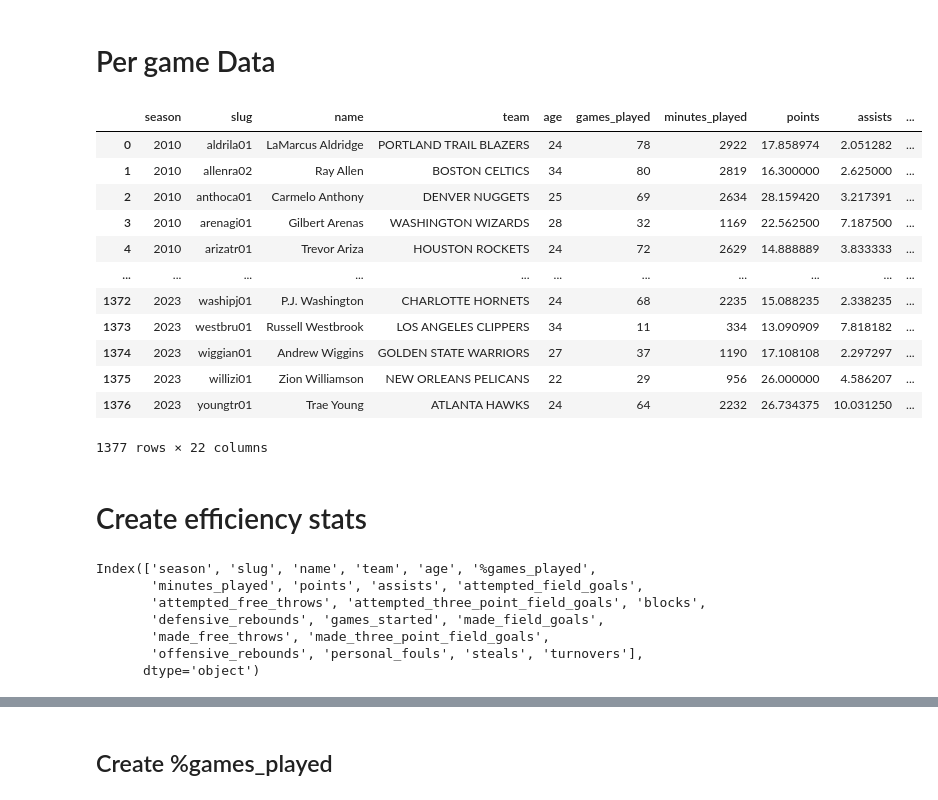
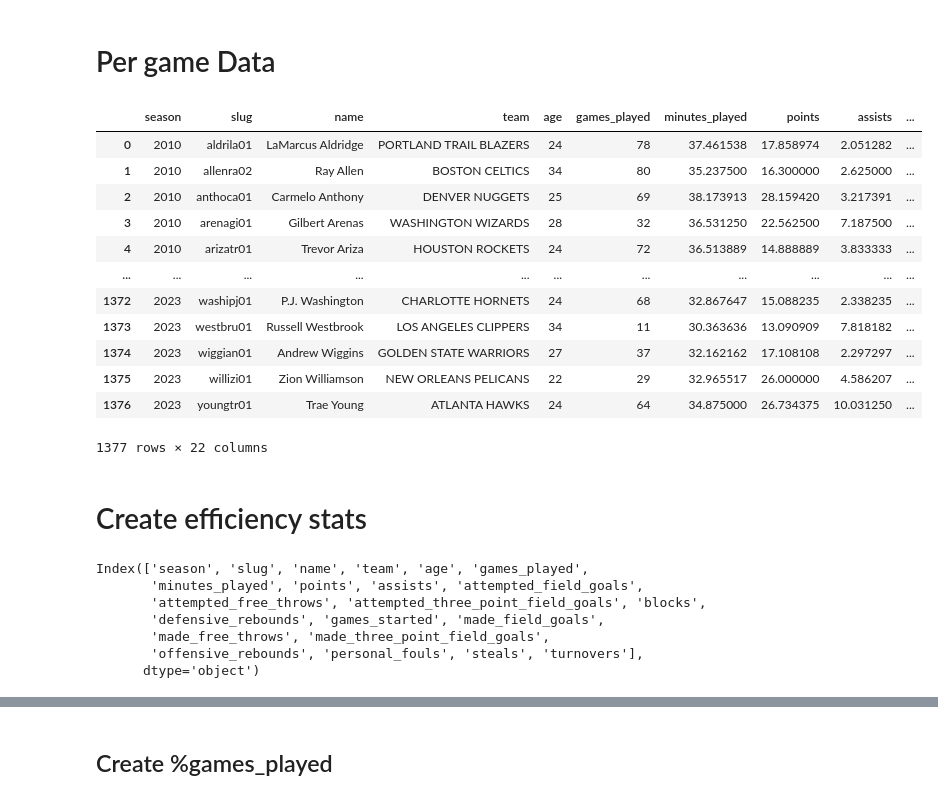
Before and after one commit to tz1211/DS105L-Project-404-Not-Found, a Jupyter notebook: Code/box_score_cleaning.ipynb, the cells around one changed output, grey strips where cells are left out. Cells and saved outputs as stored; diff of their text form; code cells hidden in the pictures.

```diff
--- a/Code/box_score_cleaning.ipynb
+++ b/Code/box_score_cleaning.ipynb
@@ -143,30 +143,30 @@ df_no_dup_advanced
 # %% [markdown]
 # Per game Data
 # %%
-df_id = df_no_dup.iloc[:, :7]
-df_per_game = df_no_dup.iloc[:, 7:].div(df_no_dup["games_played"], axis = 0)
+df_id = df_no_dup.iloc[:, :6]
+df_per_game = df_no_dup.iloc[:, 6:].div(df_no_dup["games_played"], axis = 0)
 df_per_game = df_id.merge(df_per_game, left_index = True, right_index = True)
 df_per_game
 # %% [output]
 |  | season | slug | name | team | age | games_played | minutes_played | points | assists | ... |
-| 0 | 2010 | aldrila01 | LaMarcus Aldridge | PORTLAND TRAIL BLAZERS | 24 | 78 | 2922 | 17.858974 | 2.051282 | ... |
-| 1 | 2010 | allenra02 | Ray Allen | BOSTON CELTICS | 34 | 80 | 2819 | 16.300000 | 2.625000 | ... |
-| 2 | 2010 | anthoca01 | Carmelo Anthony | DENVER NUGGETS | 25 | 69 | 2634 | 28.159420 | 3.217391 | ... |
-| 3 | 2010 | arenagi01 | Gilbert Arenas | WASHINGTON WIZARDS | 28 | 32 | 1169 | 22.562500 | 7.187500 | ... |
-| 4 | 2010 | arizatr01 | Trevor Ariza | HOUSTON ROCKETS | 24 | 72 | 2629 | 14.888889 | 3.833333 | ... |
+| 0 | 2010 | aldrila01 | LaMarcus Aldridge | PORTLAND TRAIL BLAZERS | 24 | 78 | 37.461538 | 17.858974 | 2.051282 | ... |
+| 1 | 2010 | allenra02 | Ray Allen | BOSTON CELTICS | 34 | 80 | 35.237500 | 16.300000 | 2.625000 | ... |
+| 2 | 2010 | anthoca01 | Carmelo Anthony | DENVER NUGGETS | 25 | 69 | 38.173913 | 28.159420 | 3.217391 | ... |
+| 3 | 2010 | arenagi01 | Gilbert Arenas | WASHINGTON WIZARDS | 28 | 32 | 36.531250 | 22.562500 | 7.187500 | ... |
+| 4 | 2010 | arizatr01 | Trevor Ariza | HOUSTON ROCKETS | 24 | 72 | 36.513889 | 14.888889 | 3.833333 | ... |
 | ... | ... | ... | ... | ... | ... | ... | ... | ... | ... | ... |
-| 1372 | 2023 | washipj01 | P.J. Washington | CHARLOTTE HORNETS | 24 | 68 | 2235 | 15.088235 | 2.338235 | ... |
-| 1373 | 2023 | westbru01 | Russell Westbrook | LOS ANGELES CLIPPERS | 34 | 11 | 334 | 13.090909 | 7.818182 | ... |
-| 1374 | 2023 | wiggian01 | Andrew Wiggins | GOLDEN STATE WARRIORS | 27 | 37 | 1190 | 17.108108 | 2.297297 | ... |
-| 1375 | 2023 | willizi01 | Zion Williamson | NEW ORLEANS PELICANS | 22 | 29 | 956 | 26.000000 | 4.586207 | ... |
-| 1376 | 2023 | youngtr01 | Trae Young | ATLANTA HAWKS | 24 | 64 | 2232 | 26.734375 | 10.031250 | ... |
+| 1372 | 2023 | washipj01 | P.J. Washington | CHARLOTTE HORNETS | 24 | 68 | 32.867647 | 15.088235 | 2.338235 | ... |
+| 1373 | 2023 | westbru01 | Russell Westbrook | LOS ANGELES CLIPPERS | 34 | 11 | 30.363636 | 13.090909 | 7.818182 | ... |
+| 1374 | 2023 | wiggian01 | Andrew Wiggins | GOLDEN STATE WARRIORS | 27 | 37 | 32.162162 | 17.108108 | 2.297297 | ... |
+| 1375 | 2023 | willizi01 | Zion Williamson | NEW ORLEANS PELICANS | 22 | 29 | 32.965517 | 26.000000 | 4.586207 | ... |
+| 1376 | 2023 | youngtr01 | Trae Young | ATLANTA HAWKS | 24 | 64 | 34.875000 | 26.734375 | 10.031250 | ... |
 1377 rows × 22 columns
 # %% [markdown]
 # Create efficiency stats
 # %%
 df_per_game.columns
 # %% [output]
-Index(['season', 'slug', 'name', 'team', 'age', '%games_played',
+Index(['season', 'slug', 'name', 'team', 'age', 'games_played',
        'minutes_played', 'points', 'assists', 'attempted_field_goals',
        'attempted_free_throws', 'attempted_three_point_field_goals', 'blocks',
        'defensive_rebounds', 'games_started', 'made_field_goals',
```
Also changed, not shown: parts of 18 cells of this notebook, 1 other file.
